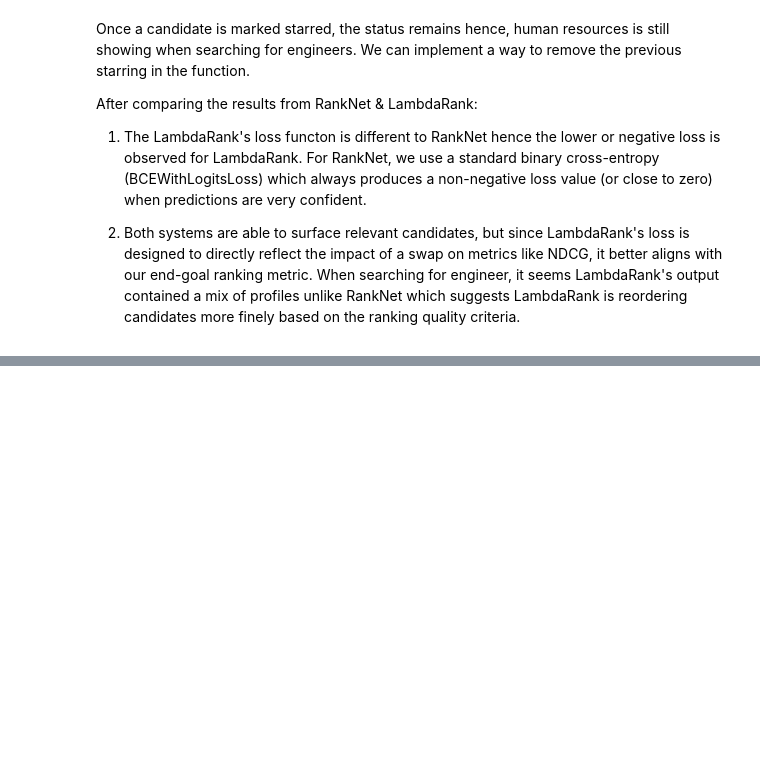
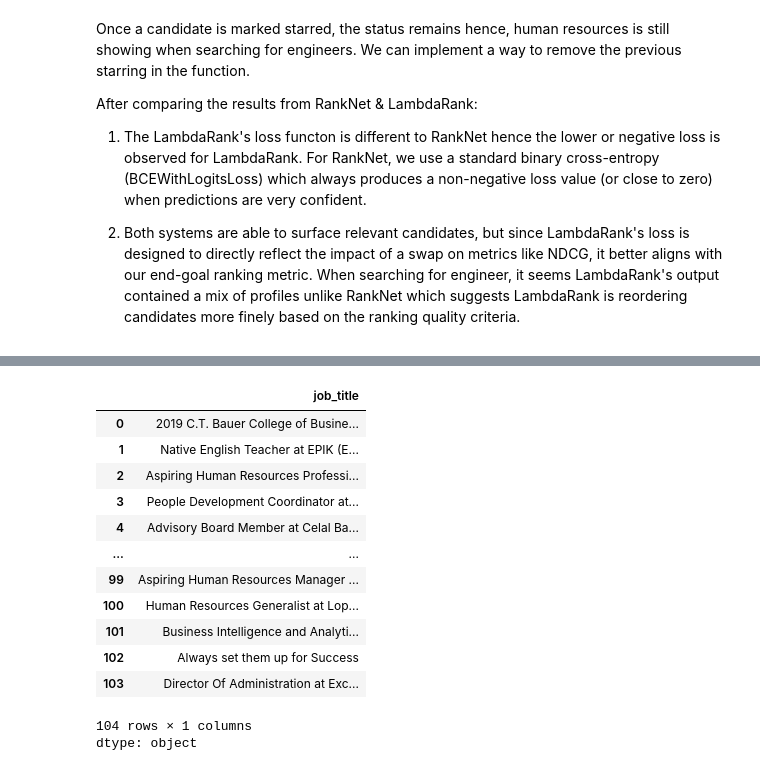
Before and after one commit to Areeb297/Potential-Talents-Human-Resources-Staffing---Apziva-Project, a Jupyter notebook: Potential_Talents.ipynb, the cells around one changed output, grey strips where cells are left out. Saved outputs shown, nothing was run; the diff lists cells and outputs as text; code cells hidden in the pictures; blank space fills up the shorter version.

```diff
--- a/Potential_Talents.ipynb
+++ b/Potential_Talents.ipynb
@@ -1649,0 +1680,17 @@ After comparing the results from RankNet & LambdaRank:
+# %%
+df['job_title']
+# %% [output]
+|  | job_title |
+| 0 | 2019 C.T. Bauer College of Busine... |
+| 1 | Native English Teacher at EPIK (E... |
+| 2 | Aspiring Human Resources Professi... |
+| 3 | People Development Coordinator at... |
+| 4 | Advisory Board Member at Celal Ba... |
+| ... | ... |
+| 99 | Aspiring Human Resources Manager ... |
+| 100 | Human Resources Generalist at Lop... |
+| 101 | Business Intelligence and Analyti... |
+| 102 | Always set them up for Success |
+| 103 | Director Of Administration at Exc... |
+104 rows × 1 columns
+dtype: object
```
Also changed, not shown: parts of 32 cells of this notebook.
